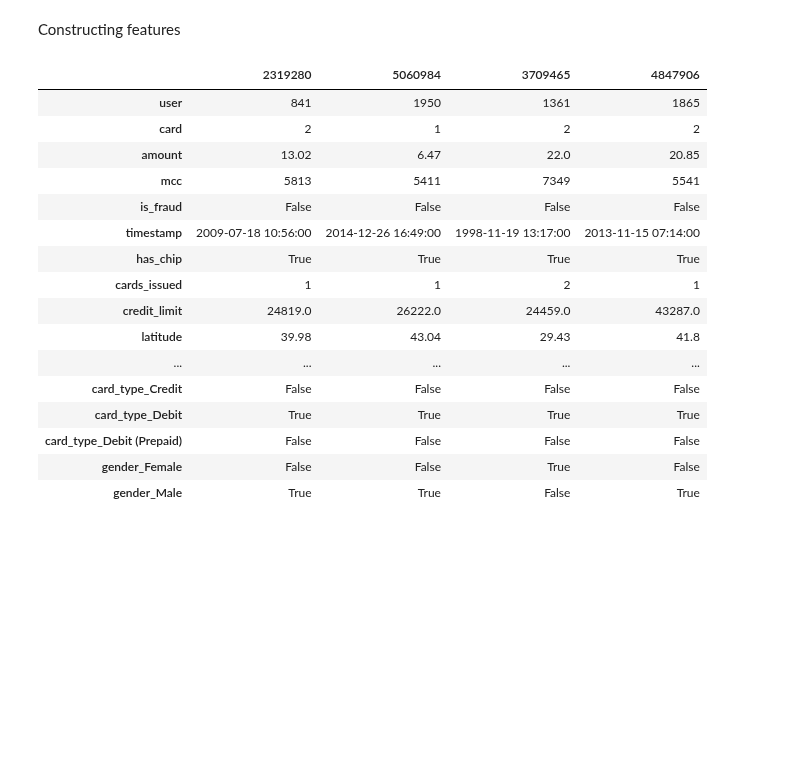
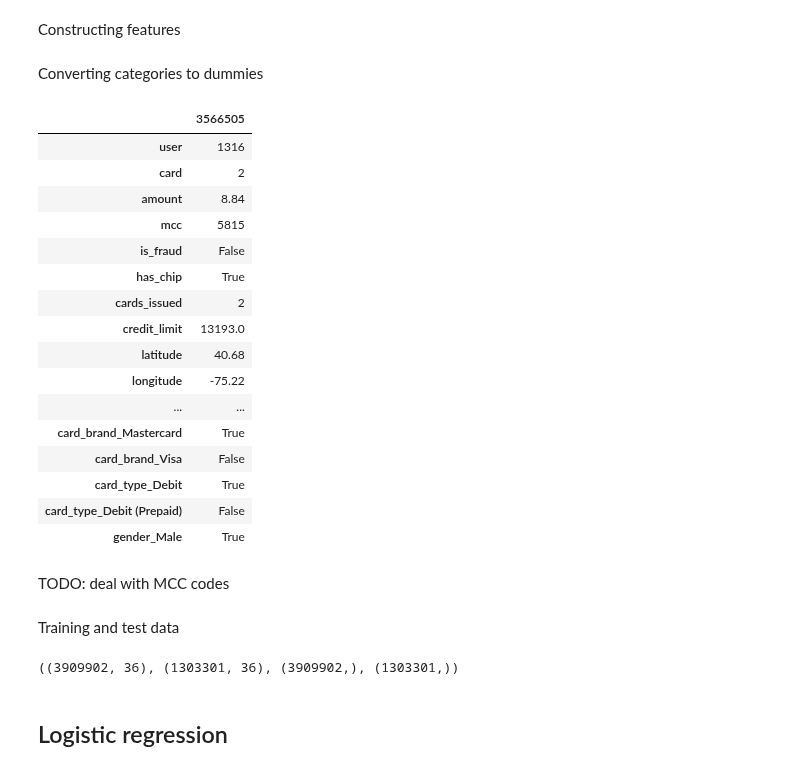
Before and after one commit to msc2106/CreditCardFraud, a Jupyter notebook: notebooks/modeling.ipynb, the cells around one changed output. Saved outputs shown, nothing was run; the diff lists cells and outputs as text; code cells hidden in the pictures; blank space fills up the shorter version.

```diff
--- a/notebooks/modeling.ipynb
+++ b/notebooks/modeling.ipynb
@@ -156,28 +158,54 @@ merged_df = merged_df[~(merged_df.merchant_state.isna() & (merged_df.tx_type !=
 # time-based features
 merged_df['user_age'] = (merged_df.timestamp - merged_df.birthdate).dt.days/365
 merged_df['retired'] = merged_df.user_age >= merged_df.retirement_age
-merged_df['until_expired'] = merged_df.expires - merged_df.timestamp
-merged_df['since_opened'] = merged_df.timestamp - merged_df.acct_open_date
+merged_df['until_expired'] = (merged_df.expires - merged_df.timestamp).dt.days
+merged_df['since_opened'] = (merged_df.timestamp - merged_df.acct_open_date).dt.days
 # %%
-redundant_cols = ['merchant_city', 'merchant_state', 'zip', 'city', 'state', 'zipcode', 'birthdate', 'retirement_age', 'expires', 'acct_open_date']
-merged_df.drop(redundant_cols, axis=1, inplace=True)
+# dropping unneeded columns
+redundant_cols = ['merchant_city', 'merchant_state', 'zip', 'city', 'state', 'zipcode', 'birthdate', 'retirement_age', 'expires', 'acct_open_date', 'timestamp']
+merged_df.drop(columns=redundant_cols, inplace=True)
-# %%
-pd.get_dummies(merged_df.sample(1000)).head(4).T
-# %% [output]
-|  | 2319280 | 5060984 | 3709465 | 4847906 |
-| user | 841 | 1950 | 1361 | 1865 |
-| card | 2 | 1 | 2 | 2 |
-| amount | 13.02 | 6.47 | 22.0 | 20.85 |
-| mcc | 5813 | 5411 | 7349 | 5541 |
-| is_fraud | False | False | False | False |
-| timestamp | 2009-07-18 10:56:00 | 2014-12-26 16:49:00 | 1998-11-19 13:17:00 | 2013-11-15 07:14:00 |
-| has_chip | True | True | True | True |
-| cards_issued | 1 | 1 | 2 | 1 |
-| credit_limit | 24819.0 | 26222.0 | 24459.0 | 43287.0 |
-| latitude | 39.98 | 43.04 | 29.43 | 41.8 |
-| ... | ... | ... | ... | ... |
-| card_type_Credit | False | False | False | False |
-| card_type_Debit | True | True | True | True |
-| card_type_Debit (Prepaid) | False | False | False | False |
-| gender_Female | False | False | True | False |
-| gender_Male | True | True | False | True |
+# %% [markdown]
+Converting categories to dummies
+# %%
+dummy_df = merged_df.copy()
+
+errors = set()
+for entry in merged_df.errors.dropna().unique().tolist():
+    for error in entry.split(','):
+        errors.add(error)
+for error in list(errors):
+    dummy_df[error] = dummy_df.errors.str.contains(error).fillna(False)
+dummy_df.groupby('errors').agg({error:'sum' for error in errors})
+dummy_df.drop(columns='errors', inplace=True)
+# %%
+dummy_df = pd.get_dummies(dummy_df, drop_first=True)
+dummy_df.sample().T
+# %% [output]
+|  | 3566505 |
+| user | 1316 |
+| card | 2 |
+| amount | 8.84 |
+| mcc | 5815 |
+| is_fraud | False |
+| has_chip | True |
+| cards_issued | 2 |
+| credit_limit | 13193.0 |
+| latitude | 40.68 |
+| longitude | -75.22 |
+| ... | ... |
+| card_brand_Mastercard | True |
+| card_brand_Visa | False |
+| card_type_Debit | True |
+| card_type_Debit (Prepaid) | False |
+| gender_Male | True |
+# %% [markdown]
+TODO: deal with MCC codes
+# %% [markdown]
+Training and test data
+# %%
+X_train, X_test, y_train, y_test = train_test_split(dummy_df.drop(columns=['mcc', 'is_fraud']), dummy_df.is_fraud, random_state=10, stratify=dummy_df.is_fraud)
+X_train.shape, X_test.shape, y_train.shape, y_test.shape
+# %% [output]
+((3909902, 36), (1303301, 36), (3909902,), (1303301,))
+# %% [markdown]
+## Logistic regression
```
Also changed, not shown: parts of 5 cells of this notebook, 3 other files.
